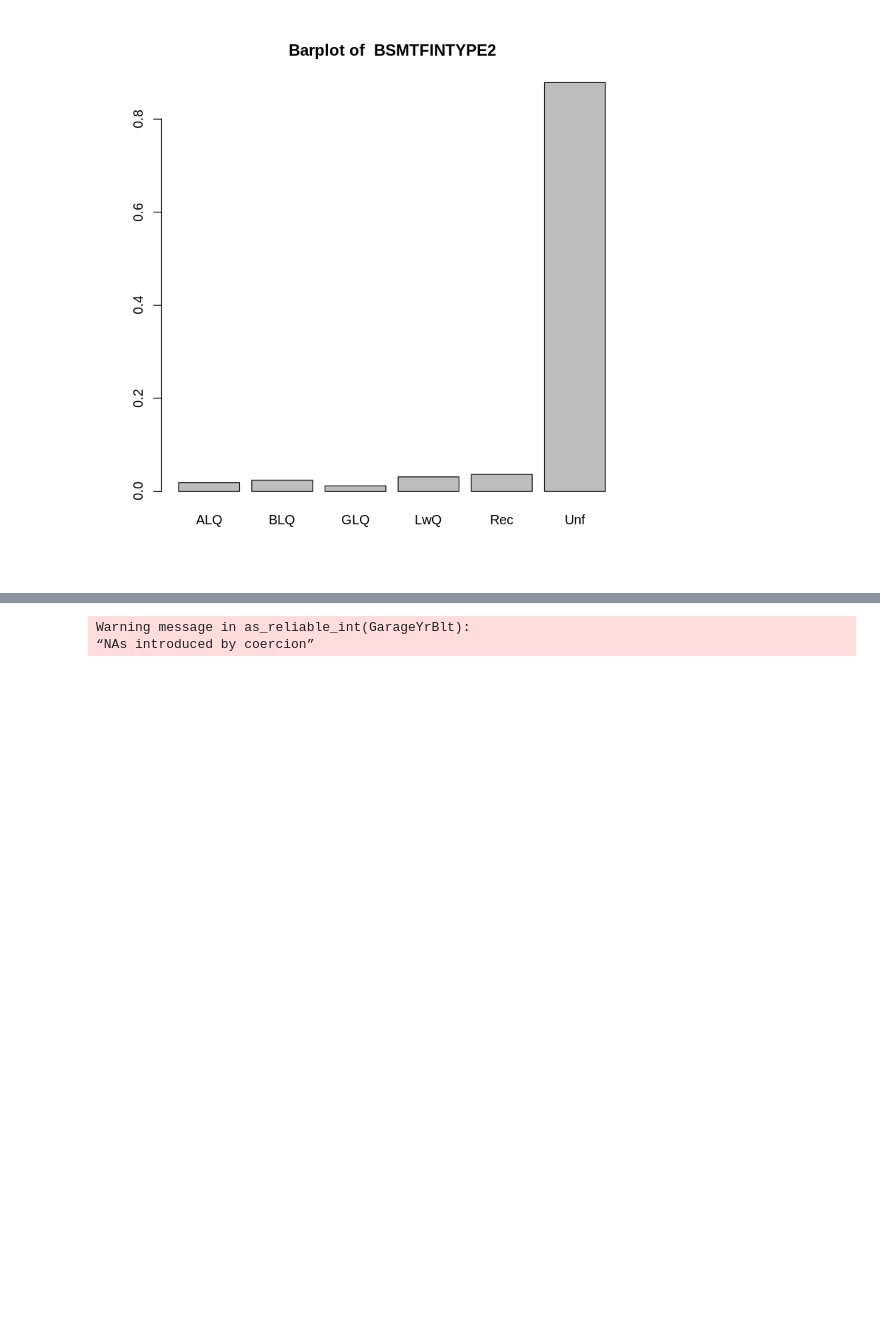
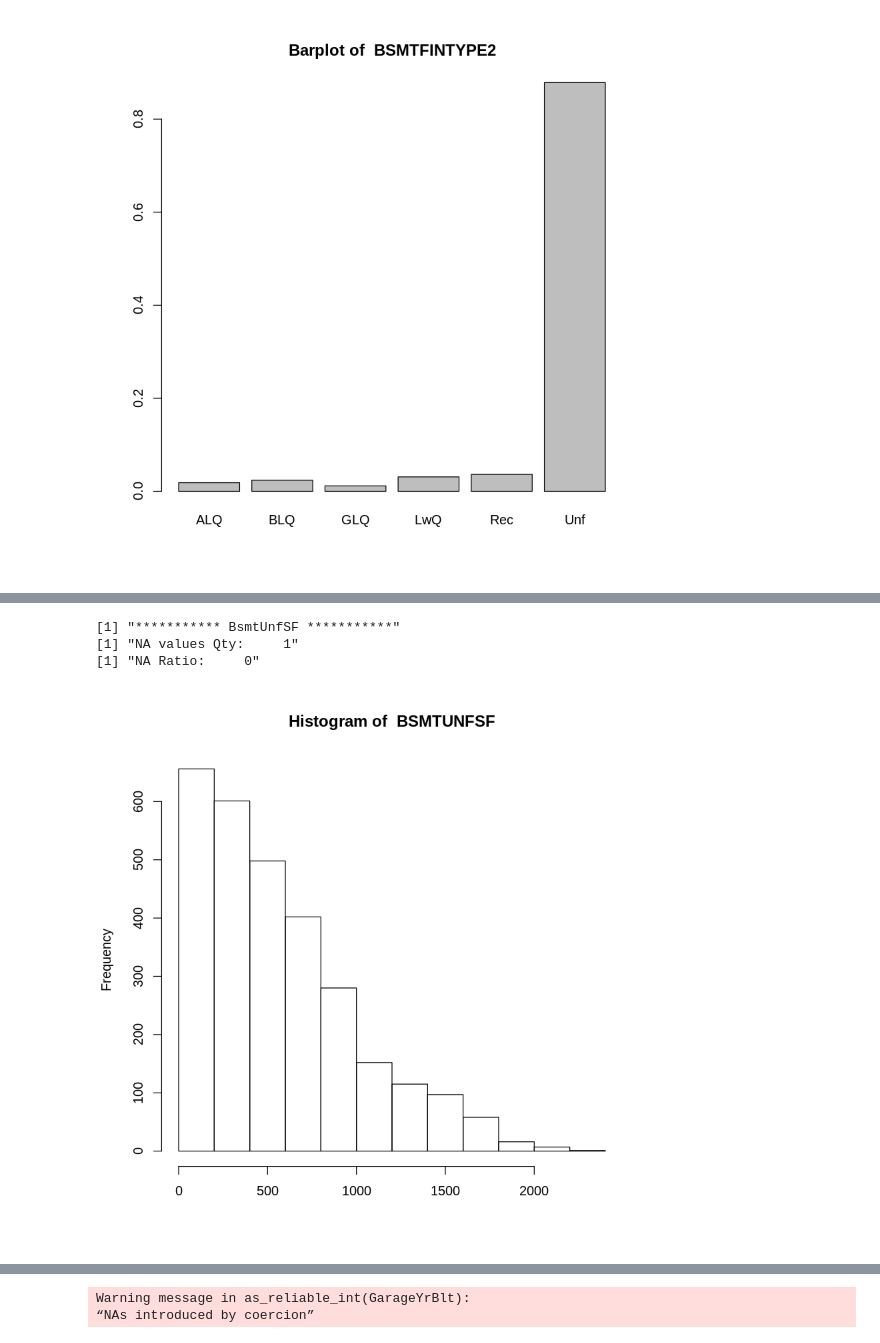
Before and after one commit to amirsaleem1990/Statistics, a Jupyter notebook: House-Prices-Advanced-Regression-Techniques-kaggle-compitation/Untitled1.ipynb, the cells around one changed output, grey strips where cells are left out. Saved outputs shown, nothing was run; the diff lists cells and outputs as text; code cells hidden in the pictures; blank space fills up the shorter version.

```diff
--- a/House-Prices-Advanced-Regression-Techniques-kaggle-compitation/Untitled1.ipynb
+++ b/House-Prices-Advanced-Regression-Techniques-kaggle-compitation/Untitled1.ipynb
@@ -322,0 +336,7 @@ desc("BsmtFinType2")
+# %%
+desc("BsmtUnfSF")
+# %% [output]
+[1] "*********** BsmtUnfSF ***********"
+[1] "NA values Qty:     1"
+[1] "NA Ratio:     0"
+[figure, added]
```
Also changed, not shown: parts of 8 cells of this notebook.
